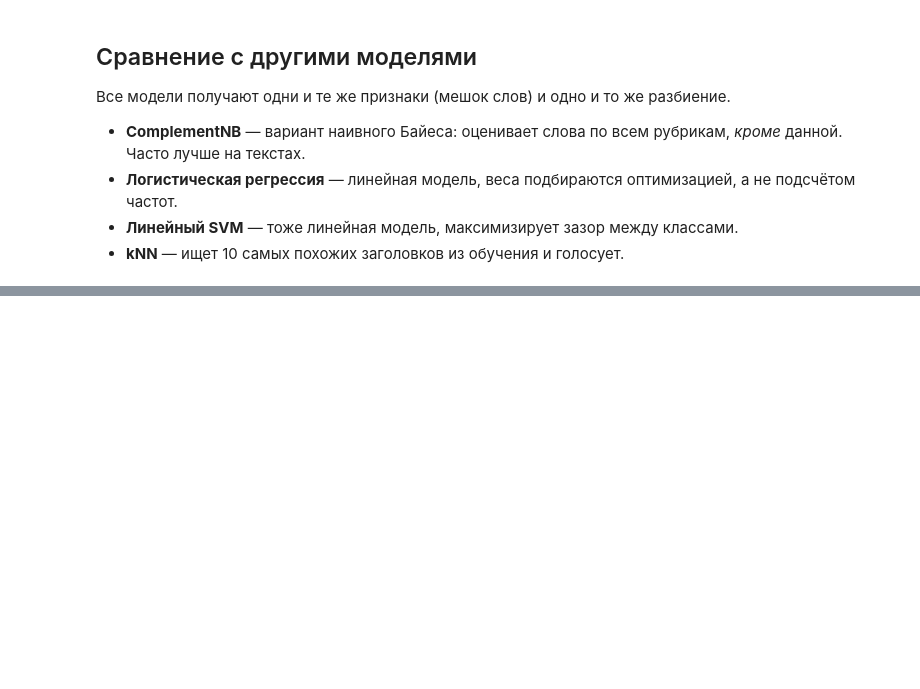
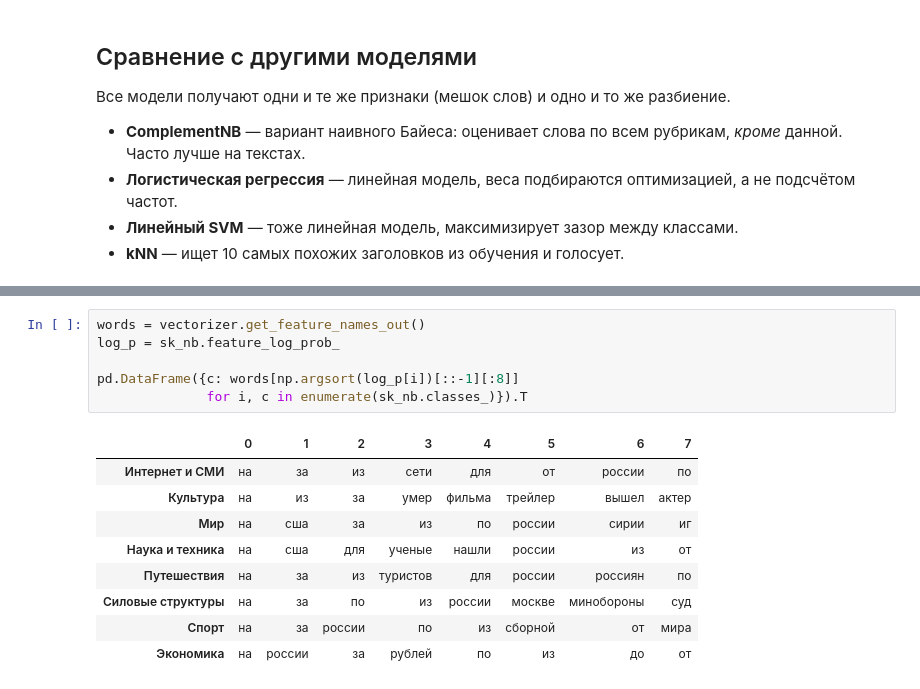
Before and after one commit to Graukern/ml-basics-naive-bayes, a Jupyter notebook: src/naive_bayes.ipynb, the cells around one changed output, grey strips where cells are left out. Cells and saved outputs as stored; diff of their text form; blank space fills up the shorter version.

```diff
--- a/src/naive_bayes.ipynb
+++ b/src/naive_bayes.ipynb
@@ -392,0 +397,16 @@ plt.show()
+# %%
+words = vectorizer.get_feature_names_out()
+log_p = sk_nb.feature_log_prob_
+
+pd.DataFrame({c: words[np.argsort(log_p[i])[::-1][:8]]
+              for i, c in enumerate(sk_nb.classes_)}).T
+# %% [output]
+|  | 0 | 1 | 2 | 3 | 4 | 5 | 6 | 7 |
+| Интернет и СМИ | на | за | из | сети | для | от | россии | по |
+| Культура | на | из | за | умер | фильма | трейлер | вышел | актер |
+| Мир | на | сша | за | из | по | россии | сирии | иг |
+| Наука и техника | на | сша | для | ученые | нашли | россии | из | от |
+| Путешествия | на | за | из | туристов | для | россии | россиян | по |
+| Силовые структуры | на | за | по | из | россии | москве | минобороны | суд |
+| Спорт | на | за | россии | по | из | сборной | от | мира |
+| Экономика | на | россии | за | рублей | по | из | до | от |
```
Also changed, not shown: parts of 8 cells of this notebook.
